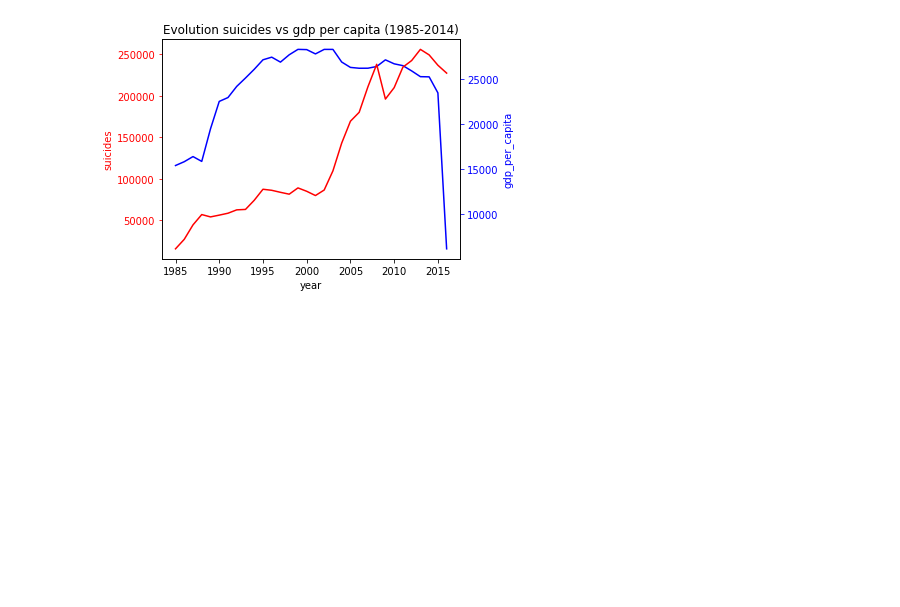
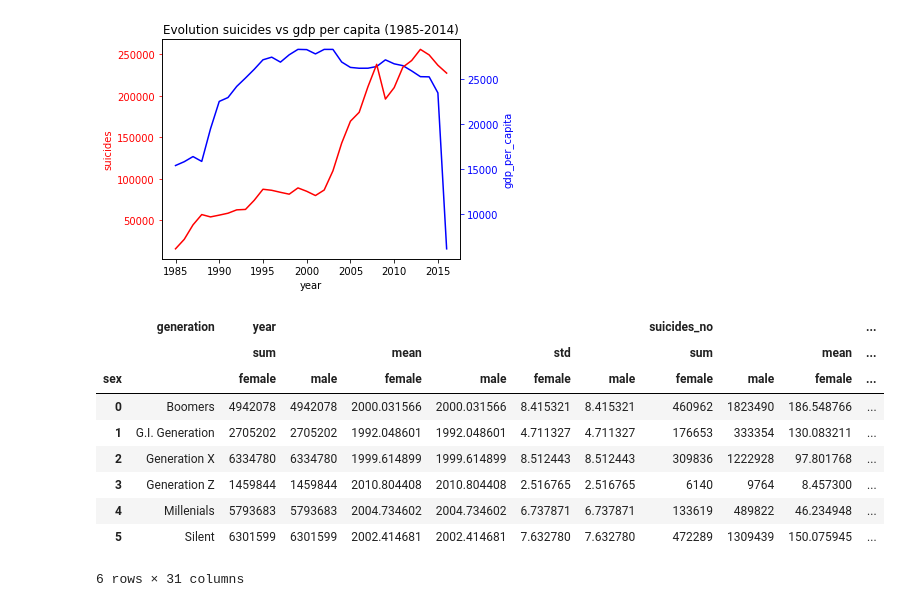
Before and after one commit to jmolins89/project-pipeline, a Jupyter notebook: src/Untitled.ipynb, the cells around one changed output. Saved outputs shown, nothing was run; the diff lists cells and outputs as text; code cells hidden in the pictures; blank space fills up the shorter version.

```diff
--- a/src/Untitled.ipynb
+++ b/src/Untitled.ipynb
@@ -245,0 +254,14 @@ plt.show()
+# %%
+#df2['numsex']=[1  if i=='male' else 0 for i in df2['sex']]
+df3
+# %% [output]
+|  | generation | year |  |  |  |  |  | suicides_no |  |  | ... |
+|  |  | sum |  | mean |  | std |  | sum |  | mean | ... |
+| sex |  | female | male | female | male | female | male | female | male | female | ... |
+| 0 | Boomers | 4942078 | 4942078 | 2000.031566 | 2000.031566 | 8.415321 | 8.415321 | 460962 | 1823490 | 186.548766 | ... |
+| 1 | G.I. Generation | 2705202 | 2705202 | 1992.048601 | 1992.048601 | 4.711327 | 4.711327 | 176653 | 333354 | 130.083211 | ... |
+| 2 | Generation X | 6334780 | 6334780 | 1999.614899 | 1999.614899 | 8.512443 | 8.512443 | 309836 | 1222928 | 97.801768 | ... |
+| 3 | Generation Z | 1459844 | 1459844 | 2010.804408 | 2010.804408 | 2.516765 | 2.516765 | 6140 | 9764 | 8.457300 | ... |
+| 4 | Millenials | 5793683 | 5793683 | 2004.734602 | 2004.734602 | 6.737871 | 6.737871 | 133619 | 489822 | 46.234948 | ... |
+| 5 | Silent | 6301599 | 6301599 | 2002.414681 | 2002.414681 | 7.632780 | 7.632780 | 472289 | 1309439 | 150.075945 | ... |
+6 rows × 31 columns
```
Also changed, not shown: parts of 11 cells of this notebook, 3 other files.
